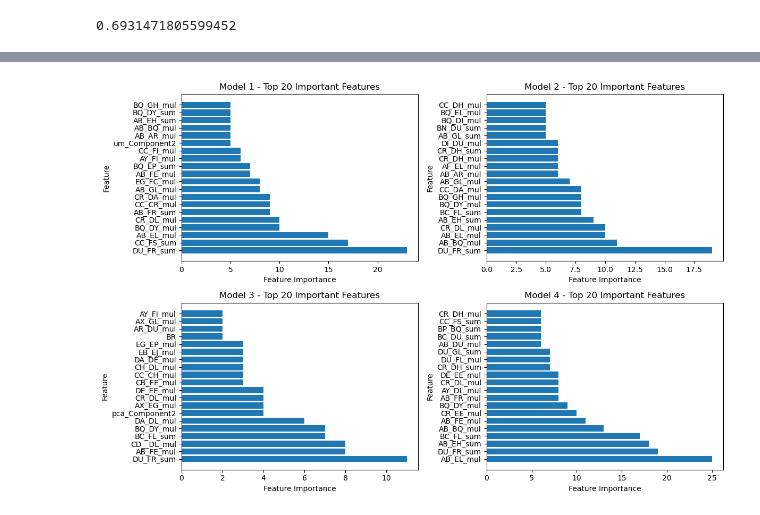
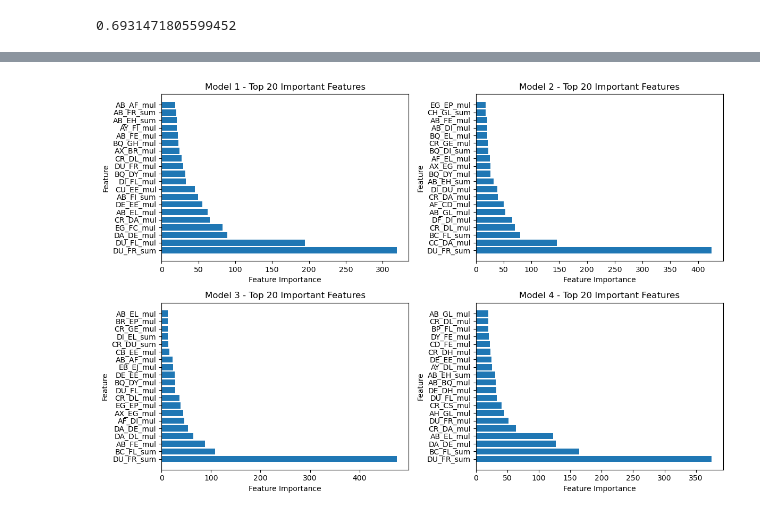
Before and after one commit to Sota-miki/ICR, a Jupyter notebook: notebook/feature_selection.ipynb, the cells around one changed output, grey strips where cells are left out. Saved outputs shown, nothing was run; the diff lists cells and outputs as text; code cells hidden in the pictures.

```diff
--- a/notebook/feature_selection.ipynb
+++ b/notebook/feature_selection.ipynb
@@ -162,36 +163,36 @@ fig.update_layout(
-# %%
-fig, axes = plt.subplots(nrows=2, ncols=2, figsize=(12, 8))
-
-
-# 各モデルに対して特徴量の重要度をプロット
-for i, model in enumerate(models):
-    # 重要度の取得
-    importance = model.feature_importance()
-    # 特徴量の名前の取得
-    feature_names = model.feature_name()
-
-    # 重要度を降順にソートして上位20個を選択
-    top_features = sorted(zip(feature_names, importance), key=lambda x: x[1], reverse=True)[:20]
-    # 上位20個の特徴量とその重要度を取得
-    top_feature_names = [feat[0] for feat in top_features]
-    top_feature_importance = [feat[1] for feat in top_features]
-
-    # サブプロットにプロット
-    ax = axes[i // 2, i % 2]  # サブプロットの位置を指定
-    ax.barh(range(len(top_feature_names)), top_feature_importance, align='center')
-    ax.set_yticks(range(len(top_feature_names)))
-    ax.set_yticklabels(top_feature_names)
-    ax.set_xlabel('Feature Importance')
-    ax.set_ylabel('Feature')
-    ax.set_title(f'Model {i+1} - Top 20 Important Features')
-
-# サブプロット間のスペースを調整
-plt.tight_layout()
-
-# プロットの表示
-plt.show()
-# %% [output]
-[figure, removed]
+# %%
+fig, axes = plt.subplots(nrows=2, ncols=2, figsize=(12, 8))
+
+
+# 各モデルに対して特徴量の重要度をプロット
+for i, model in enumerate(models):
+    # 重要度の取得
+    importance = model.feature_importance(importance_type='gain')
+    # 特徴量の名前の取得
+    feature_names = model.feature_name()
+
+    # 重要度を降順にソートして上位20個を選択
+    top_features = sorted(zip(feature_names, importance), key=lambda x: x[1], reverse=True)[:20]
+    # 上位20個の特徴量とその重要度を取得
+    top_feature_names = [feat[0] for feat in top_features]
+    top_feature_importance = [feat[1] for feat in top_features]
+
+    # サブプロットにプロット
+    ax = axes[i // 2, i % 2]  # サブプロットの位置を指定
+    ax.barh(range(len(top_feature_names)), top_feature_importance, align='center')
+    ax.set_yticks(range(len(top_feature_names)))
+    ax.set_yticklabels(top_feature_names)
+    ax.set_xlabel('Feature Importance')
+    ax.set_ylabel('Feature')
+    ax.set_title(f'Model {i+1} - Top 20 Important Features')
+
+# サブプロット間のスペースを調整
+plt.tight_layout()
+
+# プロットの表示
+plt.show()
+# %% [output]
+[figure, added]
 # %%
 evaluate(X_df.columns,X_df,y_df)
 # %% [output]
```
Also changed, not shown: parts of 16 cells of this notebook, 5 other files.
